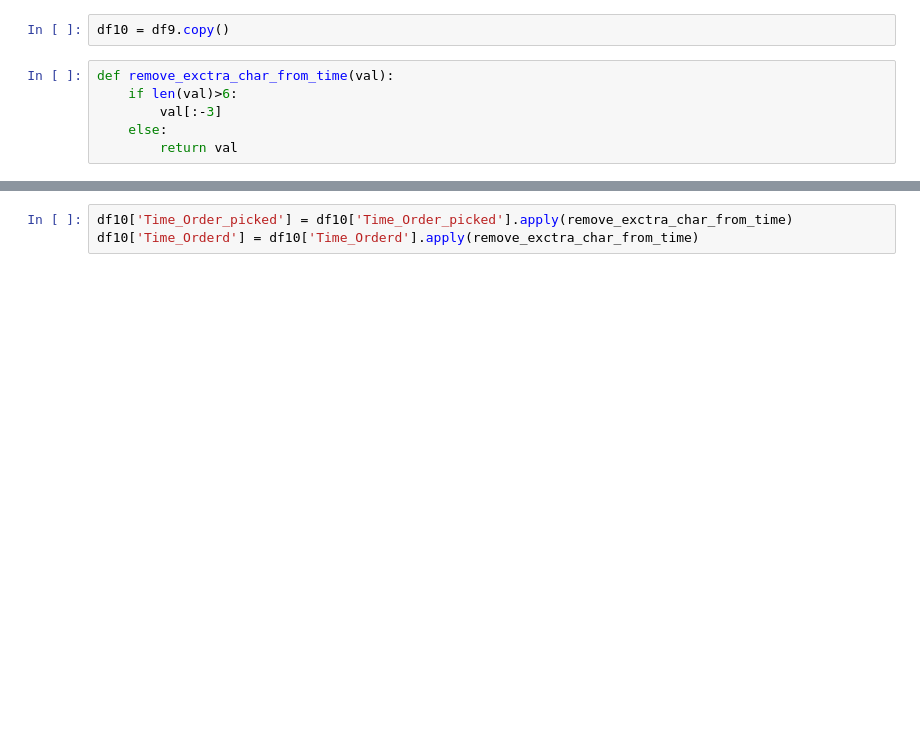
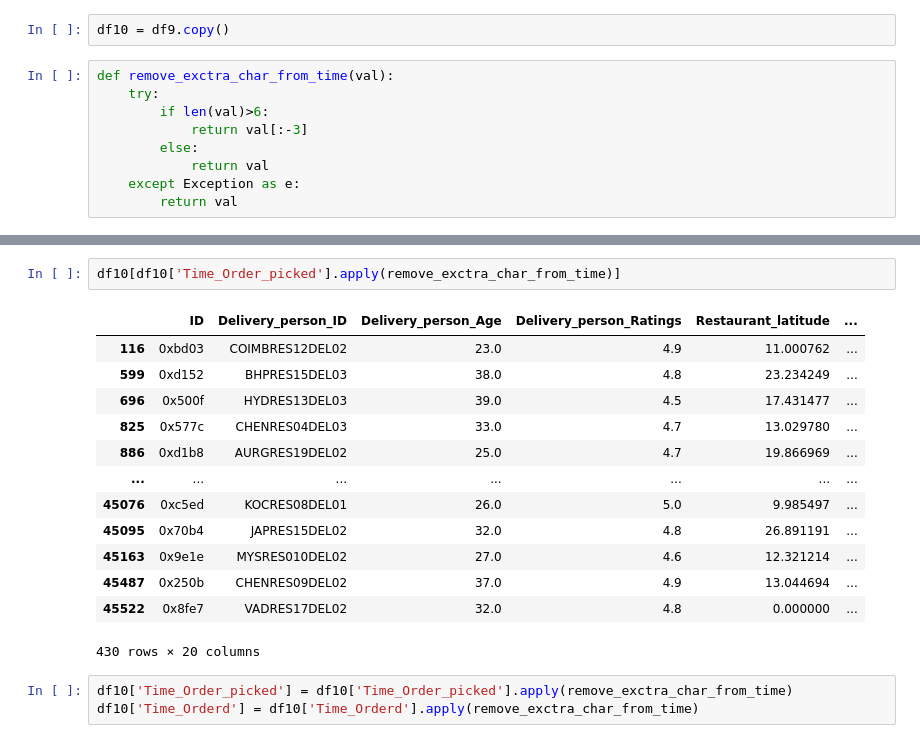
Before and after one commit to Aminsharif/st_assigment, a Jupyter notebook: notebooks/EDA.ipynb, the cells around one changed output, grey strips where cells are left out. Saved outputs shown, nothing was run; the diff lists cells and outputs as text; blank space fills up the shorter version.

```diff
--- a/notebooks/EDA.ipynb
+++ b/notebooks/EDA.ipynb
@@ -708,7 +721,10 @@ plt.show()
 df10 = df9.copy()
 # %%
 def remove_exctra_char_from_time(val):
-    if len(val)>6:
-        val[:-3]
-    else:
+    try:
+        if len(val)>6:
+            return val[:-3]
+        else:
+            return val
+    except Exception as e:
         return val
@@ -715,3 +751,19 @@ def remove_exctra_char_from_time(val):
+# %%
+df10[df10['Time_Order_picked'].apply(remove_exctra_char_from_time)]
+# %% [output]
+|  | ID | Delivery_person_ID | Delivery_person_Age | Delivery_person_Ratings | Restaurant_latitude | ... |
+| 116 | 0xbd03 | COIMBRES12DEL02 | 23.0 | 4.9 | 11.000762 | ... |
+| 599 | 0xd152 | BHPRES15DEL03 | 38.0 | 4.8 | 23.234249 | ... |
+| 696 | 0x500f | HYDRES13DEL03 | 39.0 | 4.5 | 17.431477 | ... |
+| 825 | 0x577c | CHENRES04DEL03 | 33.0 | 4.7 | 13.029780 | ... |
+| 886 | 0xd1b8 | AURGRES19DEL02 | 25.0 | 4.7 | 19.866969 | ... |
+| ... | ... | ... | ... | ... | ... | ... |
+| 45076 | 0xc5ed | KOCRES08DEL01 | 26.0 | 5.0 | 9.985497 | ... |
+| 45095 | 0x70b4 | JAPRES15DEL02 | 32.0 | 4.8 | 26.891191 | ... |
+| 45163 | 0x9e1e | MYSRES010DEL02 | 27.0 | 4.6 | 12.321214 | ... |
+| 45487 | 0x250b | CHENRES09DEL02 | 37.0 | 4.9 | 13.044694 | ... |
+| 45522 | 0x8fe7 | VADRES17DEL02 | 32.0 | 4.8 | 0.000000 | ... |
+430 rows × 20 columns
 # %%
 df10['Time_Order_picked'] = df10['Time_Order_picked'].apply(remove_exctra_char_from_time)
 df10['Time_Orderd'] = df10['Time_Orderd'].apply(remove_exctra_char_from_time)
```
Also changed, not shown: parts of 27 cells of this notebook.
